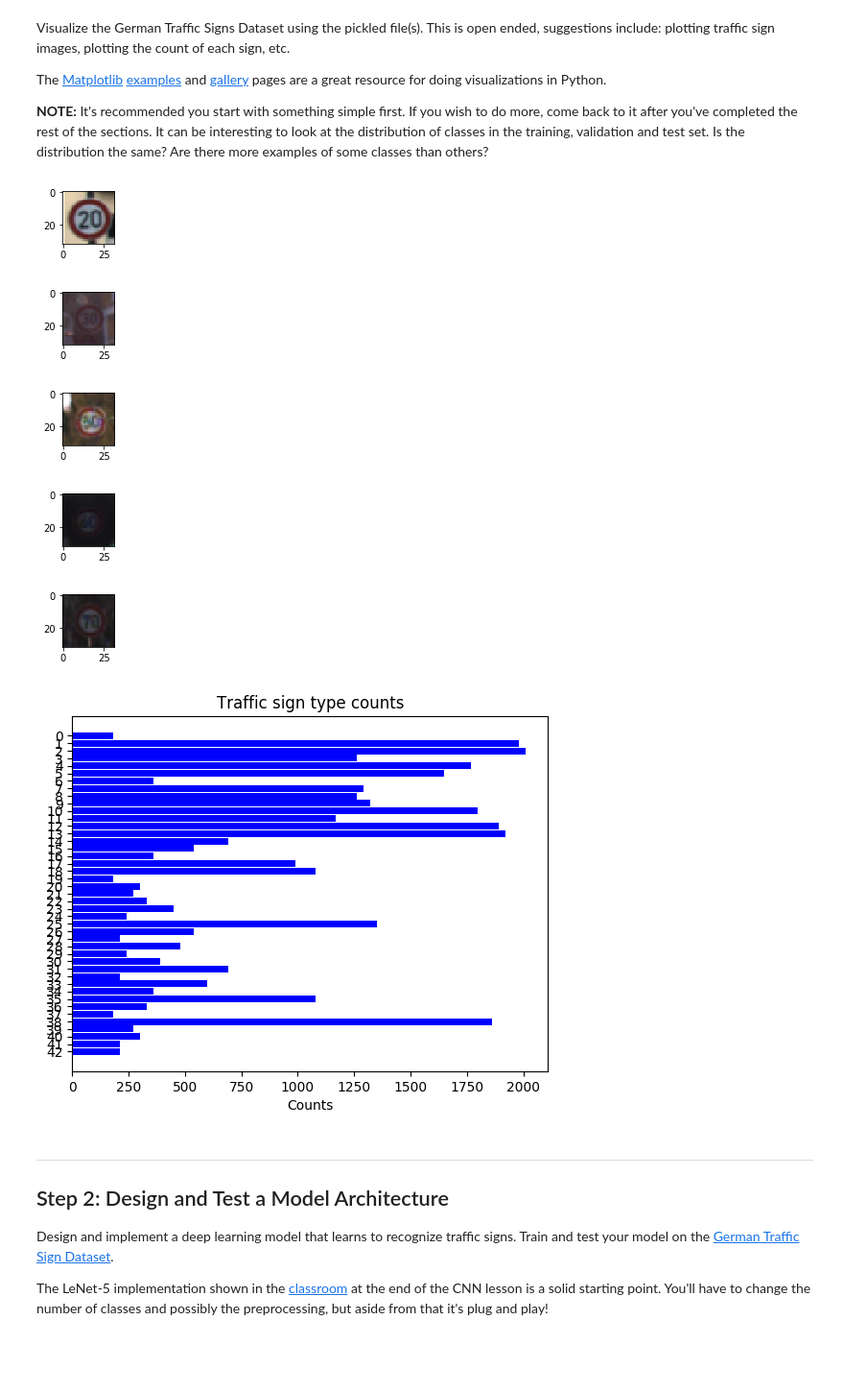
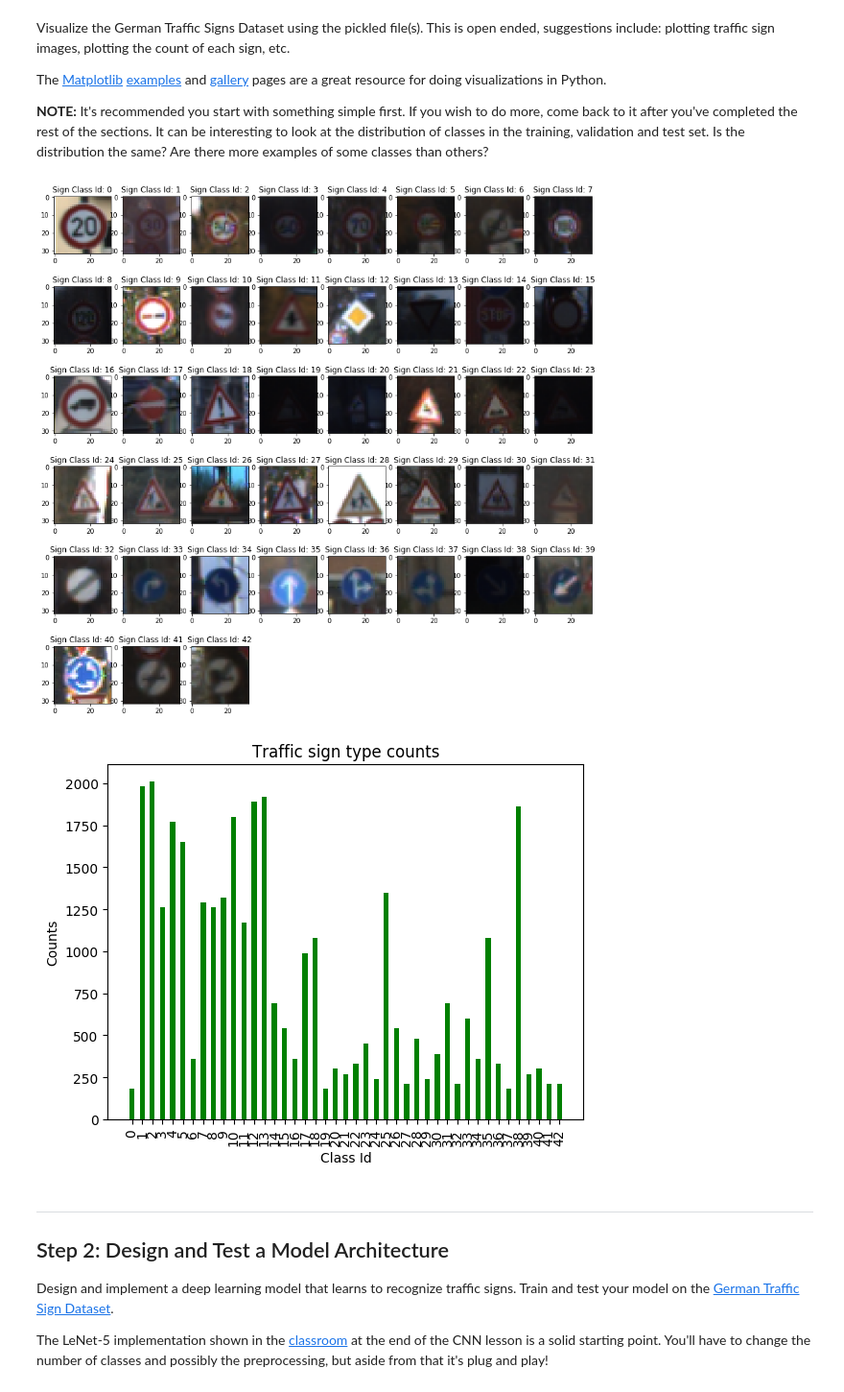
Before and after one commit to vkbss/Traffic-Sign-Classifier, a Jupyter notebook: Traffic_Sign_Classifier.ipynb, the cells around one changed output. Shown at 96% size. Drawn from its saved outputs; the diff is of its cells as text; code cells hidden in the pictures; blank space fills up the shorter version.

Commit message:
add output images

```diff
--- a/Traffic_Sign_Classifier.ipynb
+++ b/Traffic_Sign_Classifier.ipynb
@@ -93,38 +95,38 @@ The [Matplotlib](http://matplotlib.org/) [examples](http://matplotlib.org/exampl
 # %%
 ### Data exploration visualization code goes here.
 ### Feel free to use as many code cells as needed.
 import random
 import numpy as np
 import matplotlib.pyplot as plt
 # Visualizations will be shown in the notebook.
 %matplotlib inline
 
 # Show first 5 traffic sign types
 unique_values, unique_indices, unique_counts = np.unique(y_train, return_index='true', return_counts='true')
-for index in unique_indices[:5]:
-    image = X_train[index].squeeze()
-    plt.figure(figsize=(1,1))
-    plt.imshow(image, cmap="gray")
+plt.figure(n_classes, figsize=(15,15))
+for i in range(len(unique_indices)):
+    plt.subplot(6,8, i+1)
+    index = unique_indices[i]
+    plt.title('Sign Class Id: ' + str(y_train[index])) # displays the sign class Id
+    plt.imshow(X_train[index].squeeze(), interpolation="nearest")
+plt.savefig('train_imgs_visualization.png')
 
 # Show tarffic sign type count bar chart
 plt.rcdefaults()
 figure, ax = plt.subplots()
 y_pos = np.arange(len(unique_values))
-ax.barh(y_pos, unique_counts, height=0.9, align='center', color='blue')
-ax.set_yticks(y_pos)
-ax.invert_yaxis()
-ax.set_yticklabels(unique_values)
-ax.set_xlabel('Counts')
+ax.bar(y_pos, unique_counts, align='center', color='green', width=0.5)
+ax.set_xticks(y_pos)
+ax.set_xticklabels(unique_values, rotation='vertical')
+ax.set_ylabel('Counts')
+ax.set_xlabel('Class Id')
 ax.set_title('Traffic sign type counts')
 
 plt.show()
+figure.savefig('Sign_type_bar_chart.png')
 # %% [output]
-[figure, old version]
+[figure, new version]
-[figure, old version]
+[figure, new version]
-[figure, removed]
-[figure, removed]
-[figure, removed]
-[figure, removed]
 # %% [markdown]
 ----
 
```
Also changed, not shown: parts of 8 cells of this notebook, 11 other files.
